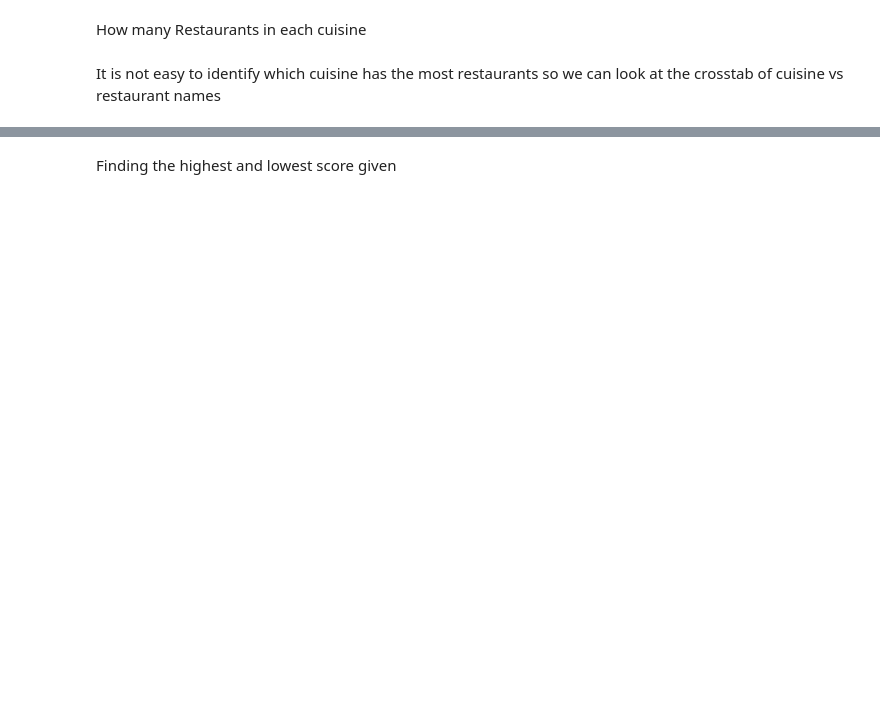
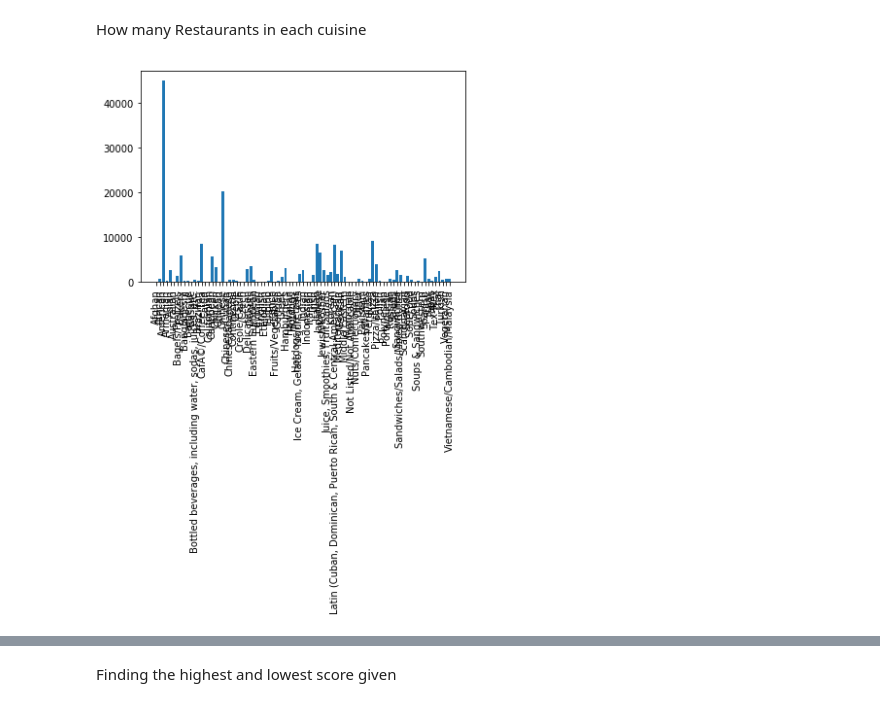
Before and after one commit to khyatiparekh/Final-Project-Plan, a Jupyter notebook: Final_project.ipynb, the cells around one changed output, grey strips where cells are left out. Cells and saved outputs as stored; diff of their text form; code cells hidden in the pictures; blank space fills up the shorter version.

```diff
--- a/Final_project.ipynb
+++ b/Final_project.ipynb
@@ -432,15 +471,14 @@ count_df = count_df.to_frame()
 count_df = count_df.reset_index()
 # %%
 import matplotlib.pyplot as plt
-#%matplotlib qt
+
 plt.bar(count_df['cuisine_description'],count_df['dba'])
 fig_size = plt.rcParams["figure.figsize"]
 fig_size[0] = 30
 fig_size[1] = 9
-plt.rcParams["figure.figsize"] = fig_size
-locs, labels = plt.xticks()
-plt.setp(labels, rotation=90)
+plt.xticks(rotation=90)
+plt.show()
+# %% [output]
+[figure, added]
-# %% [markdown]
-It is not easy to identify which cuisine has the most restaurants so we can look at the crosstab of cuisine vs restaurant names
 # %%
 count_df.sort_values(by='dba',ascending=False).head(5)
```
Also changed, not shown: parts of 29 cells of this notebook.
